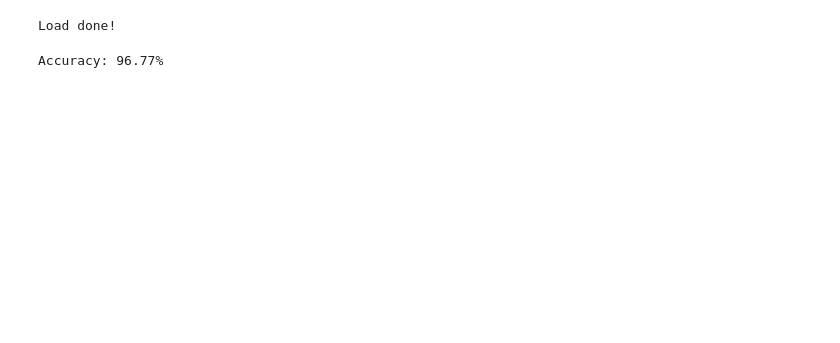
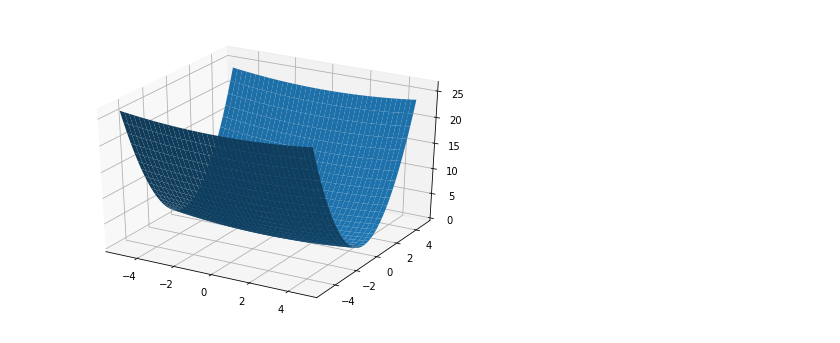
Before and after one commit to codefan/python-study, a Jupyter notebook: deepLearning/ImproveNetwork.ipynb, the cells around one changed output. Saved outputs shown, nothing was run; the diff lists cells and outputs as text; code cells hidden in the pictures; blank space fills up the shorter version.

Commit message:
add ch06 Improve neural network

```diff
--- a/deepLearning/ImproveNetwork.ipynb
+++ b/deepLearning/ImproveNetwork.ipynb
@@ -11,26 +15,21 @@ def loadNetwork():
         print("Load done!")
         return network
     return None
-# %%
-network = loadNetwork()
-# %% [output]
-Load done!
 # %%
 # 读入数据
 (x_train, t_train), (x_test, t_test) = load_mnist(normalize=True, one_hot_label=True)
-# %%
-# 用前面一章的测试算法 检测一下这个训练的网络的效果
-batch_size = 100 # 批数量
-accuracy_cnt = 0
-
-for i in range(0, len(x_test), batch_size):
-    x_batch = x_test[i:i+batch_size]
-    y_batch = network.predict(x_batch)
-    p = np.argmax(y_batch, axis=1)
-    t = t_test[i:i+batch_size]
-    t = t.argmax(axis=1)
-    accuracy_cnt += np.sum(p == t)
-
-print("Accuracy: %.2f%%" %(float(accuracy_cnt) / len(x_test) * 100))
-# %% [output]
-Accuracy: 96.77%
+# %%
+fig=plt.figure()
+ax=Axes3D(fig)
+x0=np.arange(-5,5,0.25)
+x1=np.arange(-5,5,0.25)
+x,y=np.meshgrid(x0,x1)
+#高度
+z= x**2 / 20 + y**2
+#填充rainbow颜色
+ax.plot_surface(x,y,z,rstride=1,cstride=1) #,cmap=plt.get_cmap('rainbow'))
+#ax.contourf(x,y,z,zdir='z',offset=-2,cmap='rainbow')
+#绘制3D图形,zdir表示从哪个坐标轴上压下去
+plt.show()
+# %% [output]
+[figure, added]
```
Also changed, not shown: parts of 7 cells of this notebook, 1 other file.
